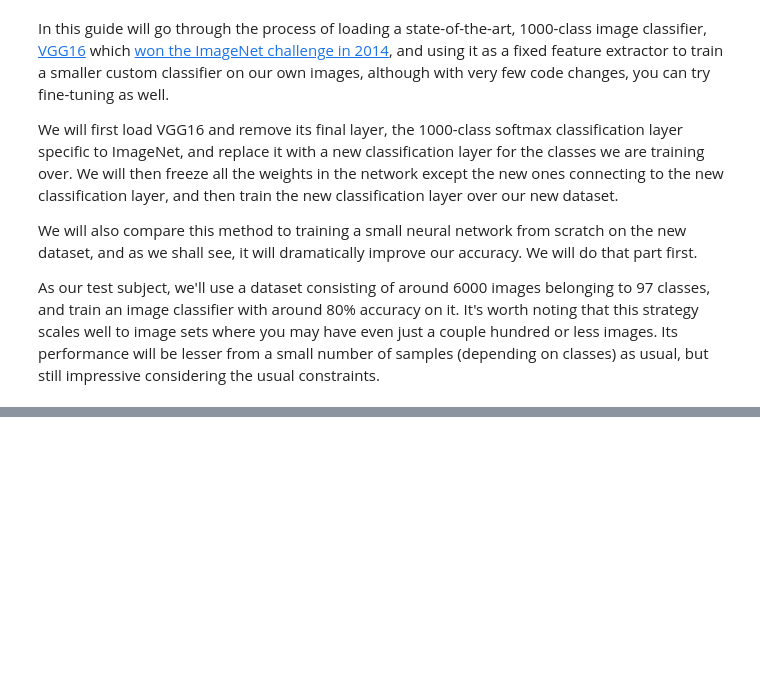
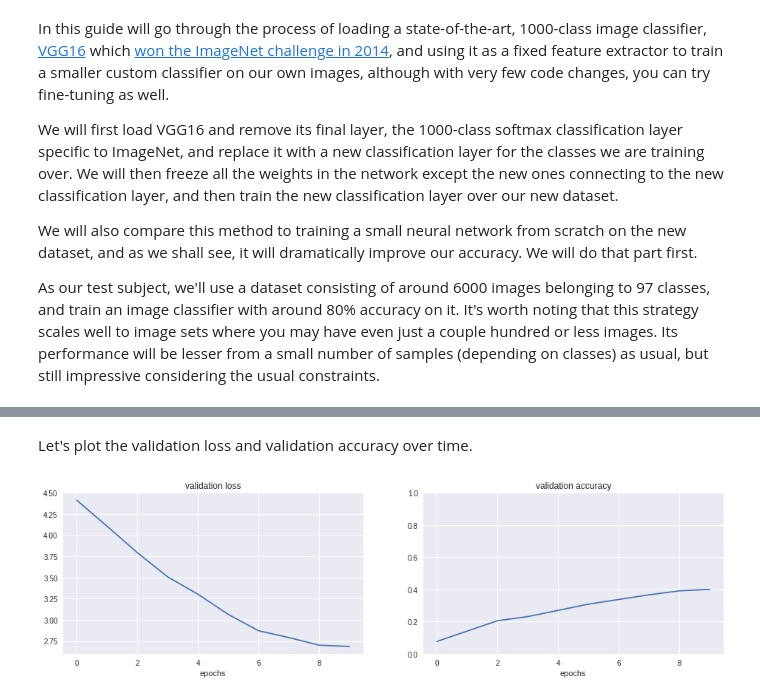
Before and after one commit to ml4a/ml4a, a Jupyter notebook: examples/fundamentals/transfer_learning.ipynb, the cells around one changed output, grey strips where cells are left out. Cells and saved outputs as stored; diff of their text form; code cells hidden in the pictures; blank space fills up the shorter version.

```diff
--- a/examples/fundamentals/transfer_learning.ipynb
+++ b/examples/fundamentals/transfer_learning.ipynb
@@ -213,0 +126,5 @@ A more advanced example of transfer learning in Keras, involving augmentation fo
+# %%
+x_train, y_train = np.array([t["x"] for t in train]), [t["y"] for t in train]
+x_val, y_val = np.array([t["x"] for t in val]), [t["y"] for t in val]
+x_test, y_test = np.array([t["x"] for t in test]), [t["y"] for t in test]
+print(y_test)
@@ -213,0 +135,11 @@ A more advanced example of transfer learning in Keras, involving augmentation fo
+# %%
+# normalize data
+x_train = x_train.astype('float32') / 255.
+x_val = x_val.astype('float32') / 255.
+x_test = x_test.astype('float32') / 255.
+
+# convert labels to one-hot vectors
+y_train = keras.utils.to_categorical(y_train, num_classes)
+y_val = keras.utils.to_categorical(y_val, num_classes)
+y_test = keras.utils.to_categorical(y_test, num_classes)
+print(y_test.shape)
@@ -213,0 +244,10 @@ A more advanced example of transfer learning in Keras, involving augmentation fo
+# %%
+# compile the model to use categorical cross-entropy loss function and adadelta optimizer
+model.compile(loss='categorical_crossentropy',
+              optimizer='adam',
+              metrics=['accuracy'])
+
+history = model.fit(x_train, y_train,
+                    batch_size=128,
+                    epochs=10,
+                    validation_data=(x_val, y_val))
@@ -213,0 +272,18 @@ A more advanced example of transfer learning in Keras, involving augmentation fo
+# %% [markdown]
+Let's plot the validation loss and validation accuracy over time.
+# %%
+fig = plt.figure(figsize=(16,4))
+ax = fig.add_subplot(121)
+ax.plot(history.history["val_loss"])
+ax.set_title("validation loss")
+ax.set_xlabel("epochs")
+
+ax2 = fig.add_subplot(122)
+ax2.plot(history.history["val_acc"])
+ax2.set_title("validation accuracy")
+ax2.set_xlabel("epochs")
+ax2.set_ylim(0, 1)
+
+plt.show()
+# %% [output]
+[figure, added]
```
Also changed, not shown: parts of 59 cells of this notebook, 1 other file.
